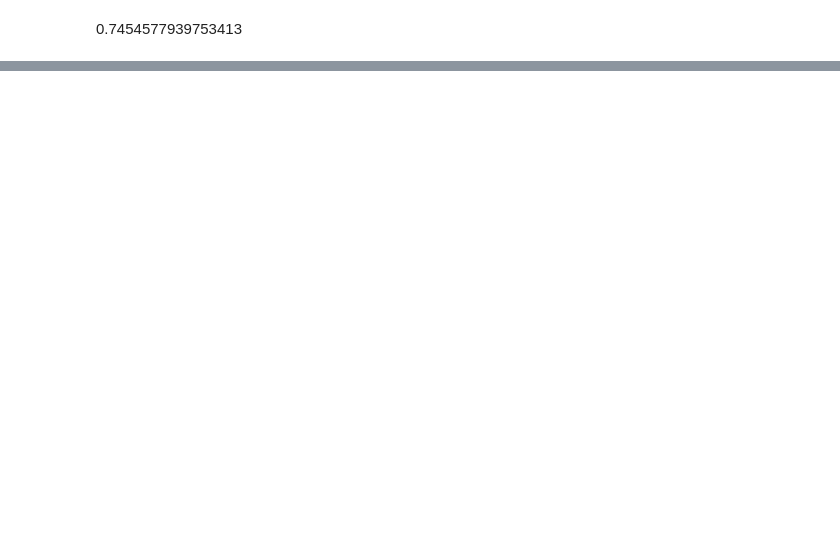
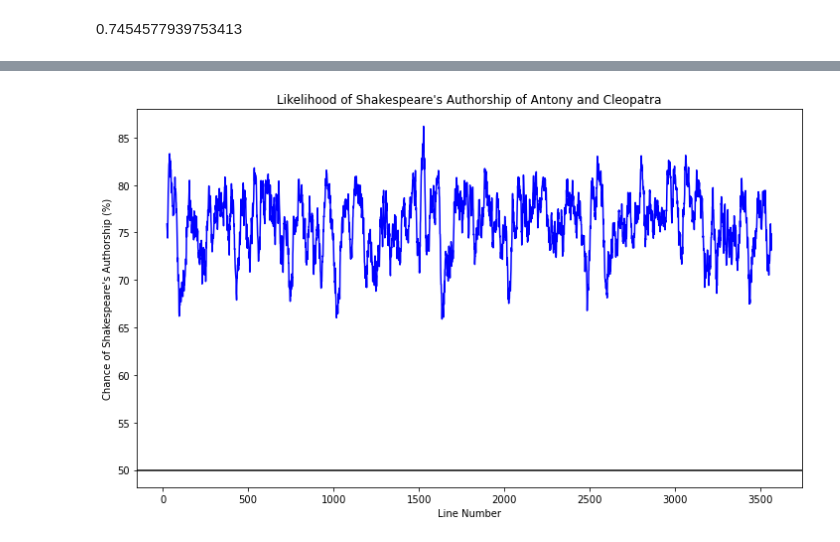
Before and after one commit to DrewFHolcombe/Shakespeare_Attribution, a Jupyter notebook: scratch_code.ipynb, the cells around one changed output, grey strips where cells are left out. Saved outputs shown, nothing was run; the diff lists cells and outputs as text; code cells hidden in the pictures; blank space fills up the shorter version.

```diff
--- a/scratch_code.ipynb
+++ b/scratch_code.ipynb
@@ -348,0 +425,19 @@ After these gridsearches, our accuracy score does not seem to be improving. The
+# %%
+ac_vec = tfidf_2.transform(antony_and_cleopatra["Line"])
+# %%
+ac_probs = list(final_model.predict_proba(ac_vec))
+ac_probs_s = []
+for pair in ac_probs:
+    ac_probs_s.append(pair[1]*100)
+ac_probs_s_series = pd.Series(ac_probs_s)
+rolmean_ac = ac_probs_s_series.rolling(window=25).mean()
+# %%
+fig = plt.figure(figsize=(12, 7))
+plt.plot(rolmean_ac, color='blue')
+plt.axhline(y=50, color="black")
+plt.ylabel("Chance of Shakespeare's Authorship (%)")
+plt.xlabel("Line Number")
+plt.title("Likelihood of Shakespeare's Authorship of Antony and Cleopatra");
+# plt.savefig("./Graphs/antony_cleopatra.png", transparent=True, dpi=600);
+# %% [output]
+[figure, added]
```
Also changed, not shown: parts of 107 cells of this notebook, 17 other files.
